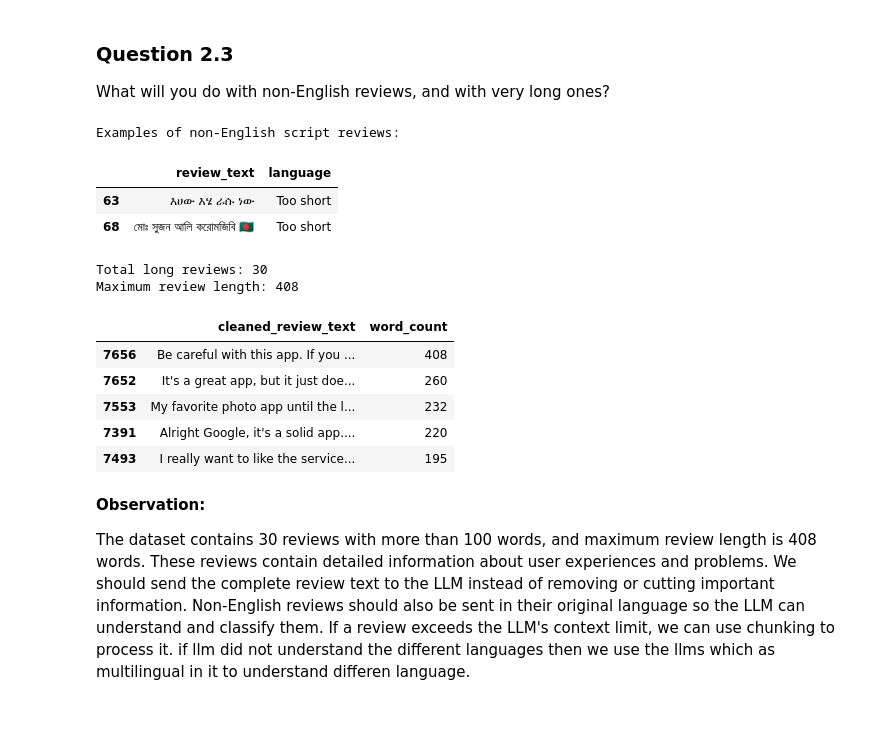
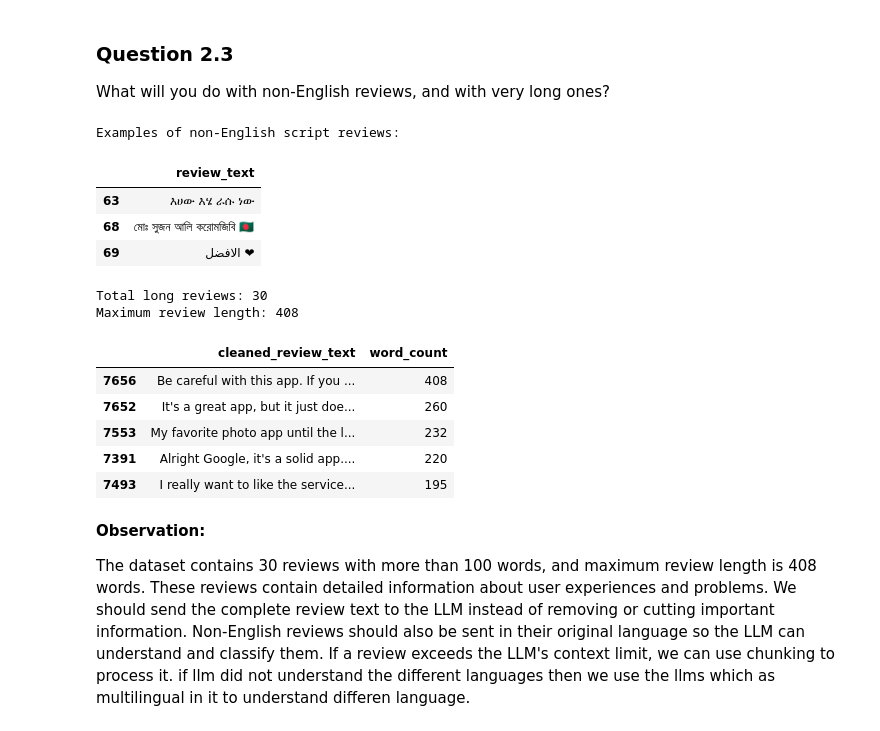
Before and after one commit to vishal0205/Google-Photo-Review-Analyser-, a Jupyter notebook: Review_Analyser_Starter.ipynb, the cells around one changed output. Cells and saved outputs as stored; diff of their text form; code cells hidden in the pictures.

```diff
--- a/Review_Analyser_Starter.ipynb
+++ b/Review_Analyser_Starter.ipynb
@@ -546,30 +546,31 @@ What will you do with non-English reviews, and with very long ones?
 # %%
 # Your code here
 print("\nExamples of non-English script reviews:")
-display(non_latin[["review_text", "language"]].head(2))
+display(non_latin[["review_text"]].head(3))
 
 # Calculate the number of words in each review
 df["word_count"] = df["cleaned_review_text"].apply(
     lambda text: len(text.split())
 )
 
 # Identify very long reviews (more than 100 words)
 long_reviews = df[df["word_count"] > 100]
 
 print("Total long reviews:", len(long_reviews))
 print("Maximum review length:", df["word_count"].max())
 
 # Display 5 longest reviews
 display(
     long_reviews.nlargest(5, "word_count")[
         ["cleaned_review_text", "word_count"]
     ]
 )
 # %% [output]
 Examples of non-English script reviews:
-|  | review_text | language |
-| 63 | እሀው እሄ ራሱ ነው | Too short |
-| 68 | মোঃ সুজন আলি করোমজিবি 🇧🇩 | Too short |
+|  | review_text |
+| 63 | እሀው እሄ ራሱ ነው |
+| 68 | মোঃ সুজন আলি করোমজিবি 🇧🇩 |
+| 69 | الافضل ❤ |
 Total long reviews: 30
 Maximum review length: 408
 |  | cleaned_review_text | word_count |
```
Also changed, not shown: parts of 13 cells of this notebook, 1 other file.
